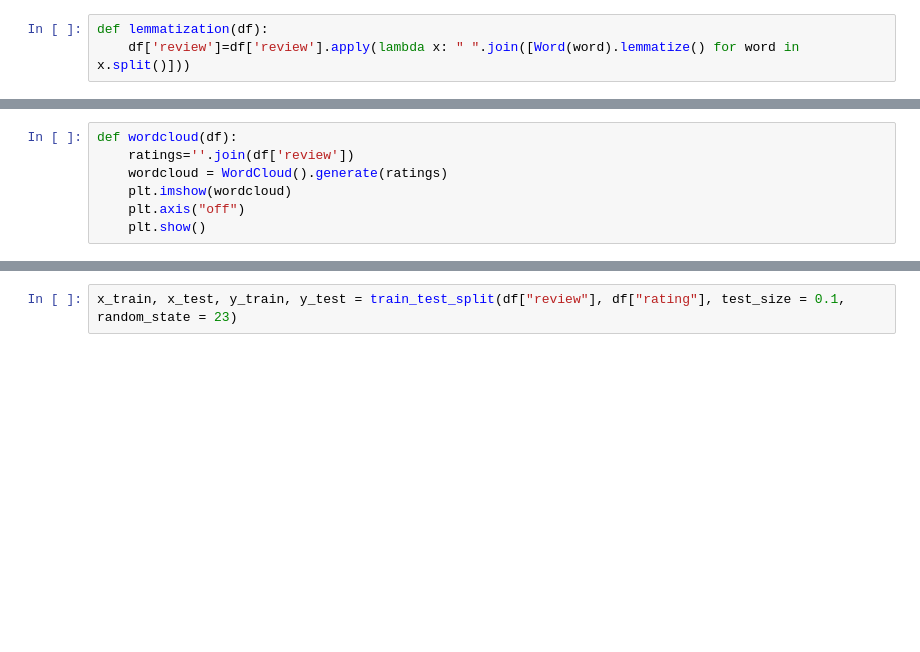
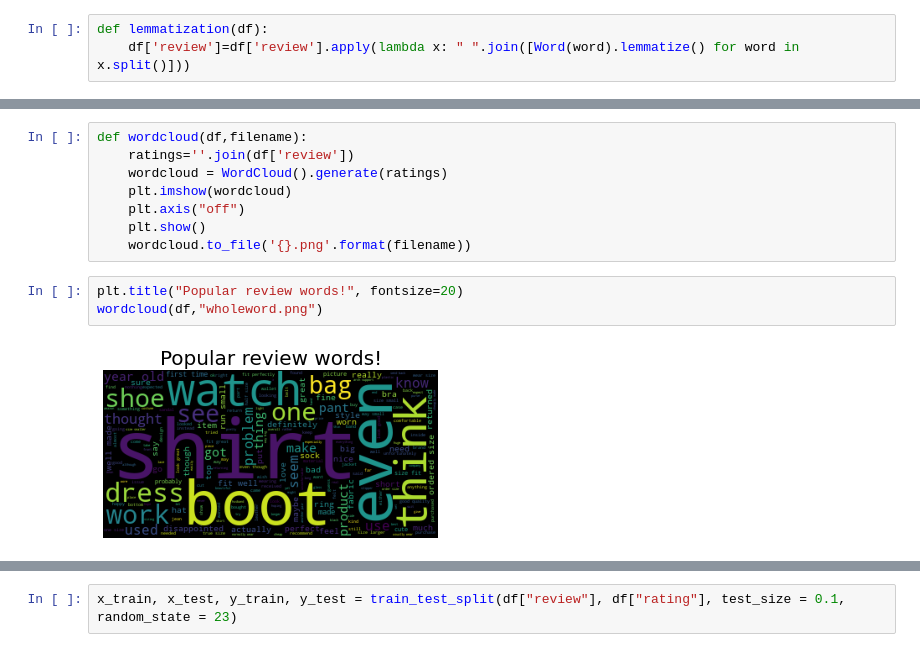
Before and after one commit to prajwalmani/Review-Sentiment-Analysis-App, a Jupyter notebook: modeling .ipynb, the cells around one changed output, grey strips where cells are left out. Cells and saved outputs as stored; diff of their text form; blank space fills up the shorter version.

```diff
--- a/modeling .ipynb
+++ b/modeling .ipynb
@@ -231,10 +278,16 @@ df
 # %%
-def wordcloud(df):
+def wordcloud(df,filename):
     ratings=''.join(df['review'])
     wordcloud = WordCloud().generate(ratings)
     plt.imshow(wordcloud)
     plt.axis("off")
     plt.show()
+    wordcloud.to_file('{}.png'.format(filename))
+# %%
+plt.title("Popular review words!", fontsize=20)
+wordcloud(df,"wholeword.png")
+# %% [output]
+[figure, added]
 # %%
 df_pos=df[df['rating']==1]
 plt.title("Positive review words!", fontsize=25)
```
Also changed, not shown: parts of 21 cells of this notebook, 6 other files.
